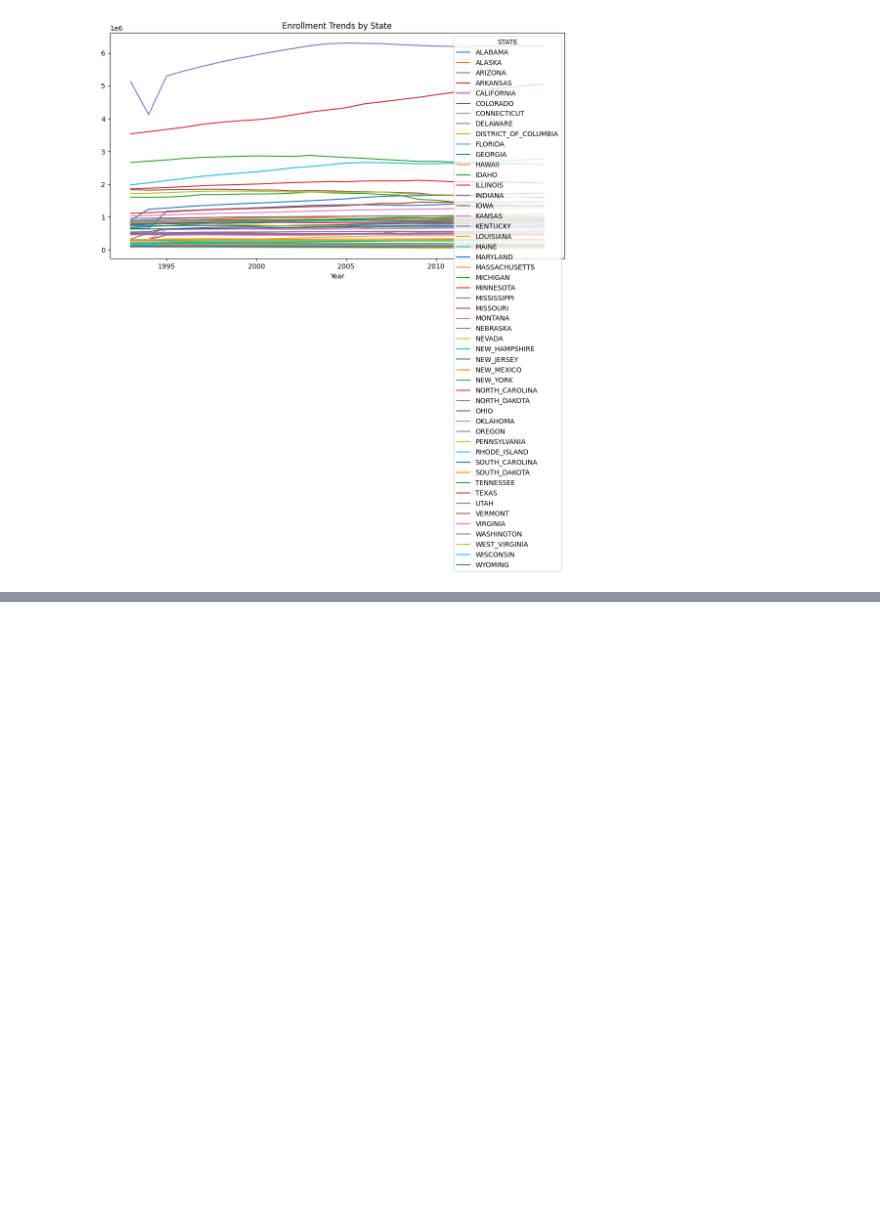
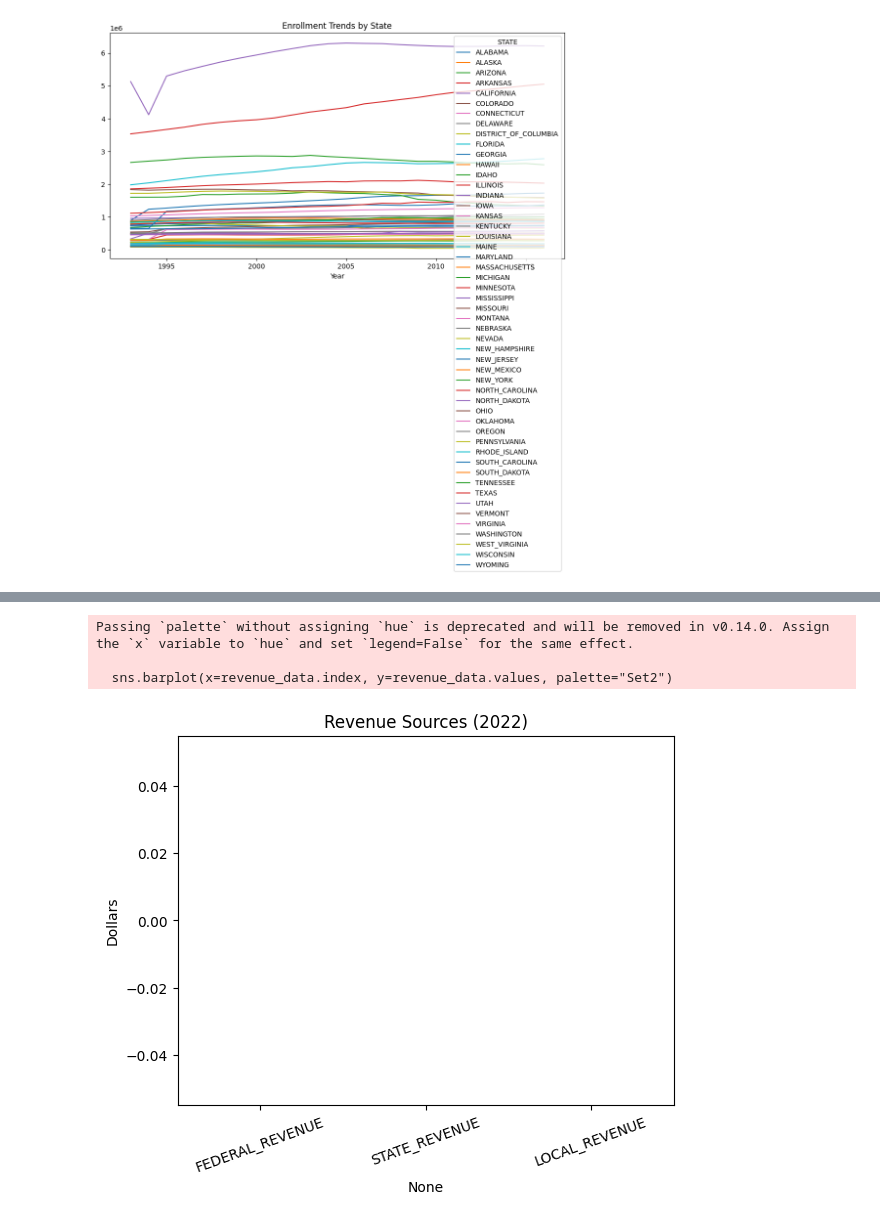
Before and after one commit to peklein1/Tracking-Elementary-School-Progress, a Jupyter notebook: notebooks/Tracking_Elementary-School-Progress.ipynb, the cells around one changed output, grey strips where cells are left out. Saved outputs shown, nothing was run; the diff lists cells and outputs as text; code cells hidden in the pictures; blank space fills up the shorter version.

```diff
--- a/notebooks/Tracking_Elementary-School-Progress.ipynb
+++ b/notebooks/Tracking_Elementary-School-Progress.ipynb
@@ -130,0 +153,22 @@ Text(0.5, 0, 'Year')
+# %%
+import pandas as pd
+import seaborn as sns
+import matplotlib.pyplot as plt
+
+df = pd.read_csv('../data/states_all.csv')
+
+subset = df[df["YEAR"] == 2022]   # <-- define subset
+
+revenue_cols = ["FEDERAL_REVENUE", "STATE_REVENUE", "LOCAL_REVENUE"]
+revenue_data = subset[revenue_cols].sum()
+
+sns.barplot(x=revenue_data.index, y=revenue_data.values, palette="Set2")
+plt.title("Revenue Sources (2022)")
+plt.ylabel("Dollars")
+plt.xticks(rotation=20)
+plt.show()
+# %% [output]
+Passing `palette` without assigning `hue` is deprecated and will be removed in v0.14.0. Assign the `x` variable to `hue` and set `legend=False` for the same effect.
+
+  sns.barplot(x=revenue_data.index, y=revenue_data.values, palette="Set2")
+[figure, added]
```
Also changed, not shown: parts of 1 cell of this notebook.
